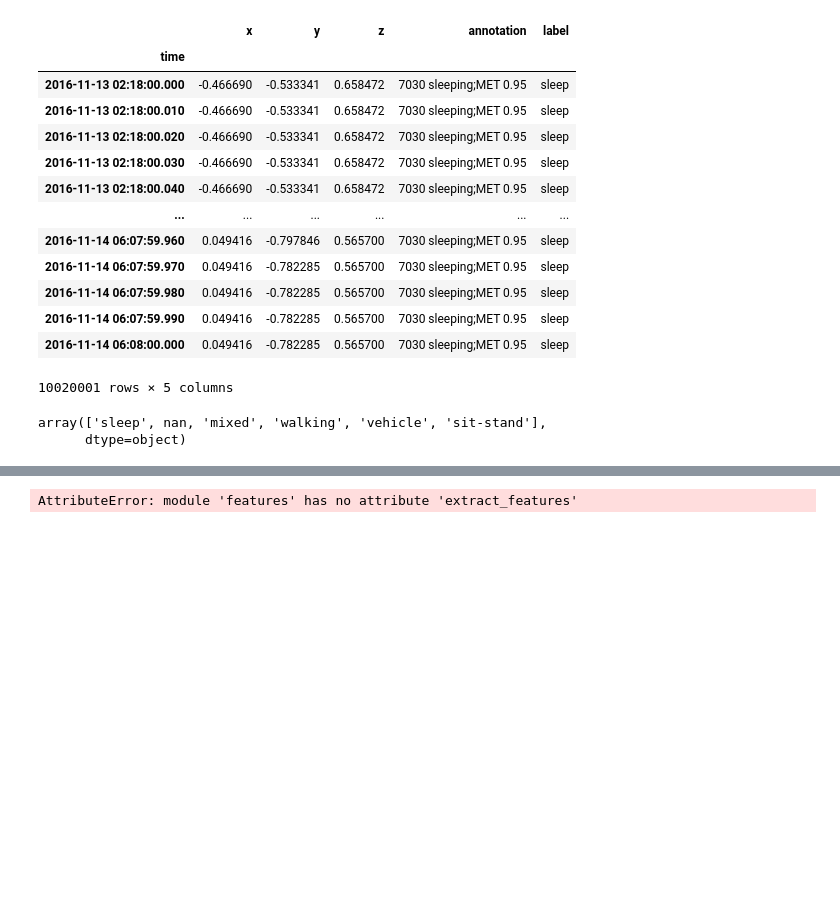
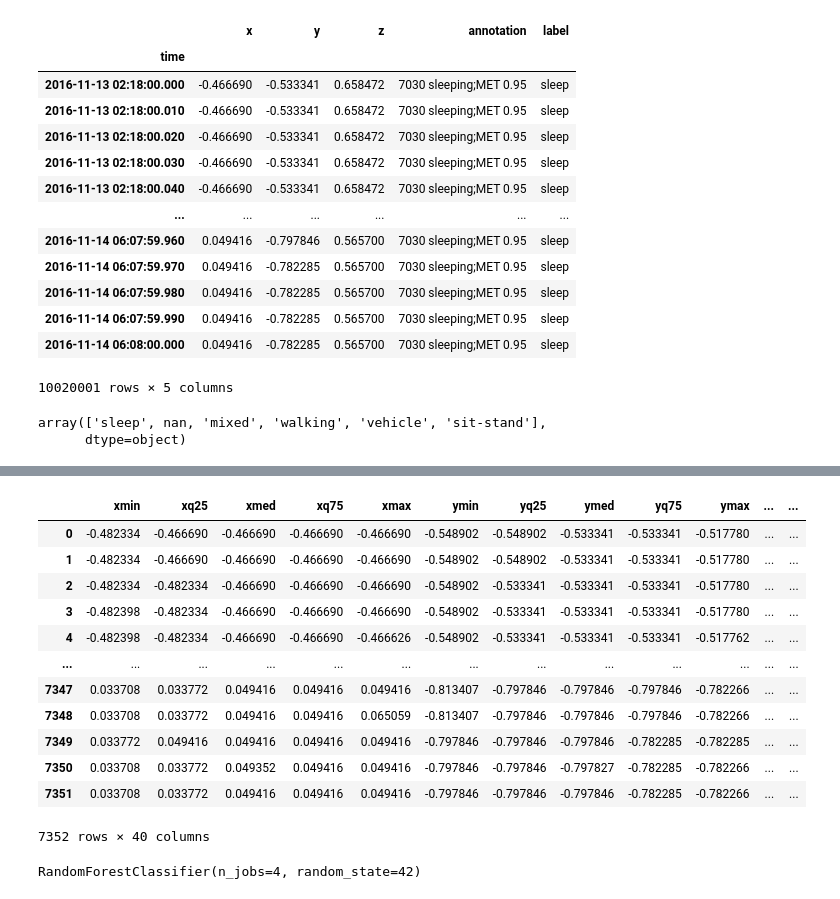
Before and after one commit to papaya147/predictive-analysis, a Jupyter notebook: code.ipynb, the cells around one changed output, grey strips where cells are left out. Cells and saved outputs as stored; diff of their text form; code cells hidden in the pictures; blank space fills up the shorter version.

```diff
--- a/code.ipynb
+++ b/code.ipynb
@@ -306,7 +307,28 @@ fig.show()
 # %%
 # training model to predict activity
-Xf = pd.DataFrame([features.extract_features(x) for x in X])
-Yf = pd.Series(Y)
+Xf = pd.DataFrame([extract_features(x) for x in X])
 Xf
 # %% [output]
+|  | xmin | xq25 | xmed | xq75 | xmax | ymin | yq25 | ymed | yq75 | ymax | ... | ... |
+| 0 | -0.482334 | -0.466690 | -0.466690 | -0.466690 | -0.466690 | -0.548902 | -0.548902 | -0.533341 | -0.533341 | -0.517780 | ... | ... |
+| 1 | -0.482334 | -0.466690 | -0.466690 | -0.466690 | -0.466690 | -0.548902 | -0.548902 | -0.533341 | -0.533341 | -0.517780 | ... | ... |
+| 2 | -0.482334 | -0.482334 | -0.466690 | -0.466690 | -0.466690 | -0.548902 | -0.533341 | -0.533341 | -0.533341 | -0.517780 | ... | ... |
+| 3 | -0.482398 | -0.482334 | -0.466690 | -0.466690 | -0.466690 | -0.548902 | -0.533341 | -0.533341 | -0.533341 | -0.517780 | ... | ... |
+| 4 | -0.482398 | -0.482334 | -0.466690 | -0.466690 | -0.466626 | -0.548902 | -0.533341 | -0.533341 | -0.533341 | -0.517762 | ... | ... |
+| ... | ... | ... | ... | ... | ... | ... | ... | ... | ... | ... | ... | ... |
+| 7347 | 0.033708 | 0.033772 | 0.049416 | 0.049416 | 0.049416 | -0.813407 | -0.797846 | -0.797846 | -0.797846 | -0.782266 | ... | ... |
+| 7348 | 0.033708 | 0.033772 | 0.049416 | 0.049416 | 0.065059 | -0.813407 | -0.797846 | -0.797846 | -0.797846 | -0.782266 | ... | ... |
+| 7349 | 0.033772 | 0.049416 | 0.049416 | 0.049416 | 0.049416 | -0.797846 | -0.797846 | -0.797846 | -0.782285 | -0.782285 | ... | ... |
+| 7350 | 0.033708 | 0.033772 | 0.049352 | 0.049416 | 0.049416 | -0.797846 | -0.797846 | -0.797827 | -0.782285 | -0.782266 | ... | ... |
+| 7351 | 0.033708 | 0.033772 | 0.049416 | 0.049416 | 0.049416 | -0.797846 | -0.797846 | -0.797846 | -0.782285 | -0.782266 | ... | ... |
-AttributeError: module 'features' has no attribute 'extract_features'
+7352 rows × 40 columns
+# %%
+# training model
+rfc = RandomForestClassifier(
+    n_estimators=100,
+    n_jobs=4,
+    random_state=42
+)
+rfc.fit(Xf, Y)
+# %% [output]
+RandomForestClassifier(n_jobs=4, random_state=42)
```
Also changed, not shown: parts of 9 cells of this notebook.
